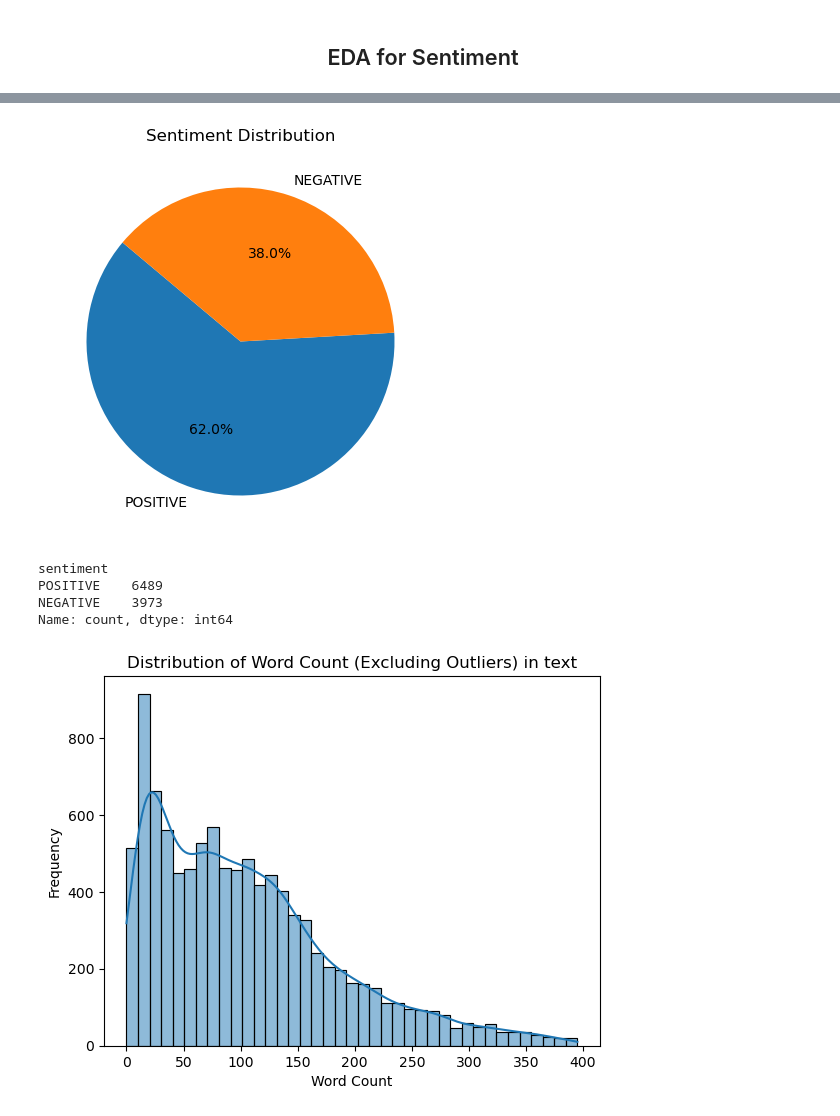
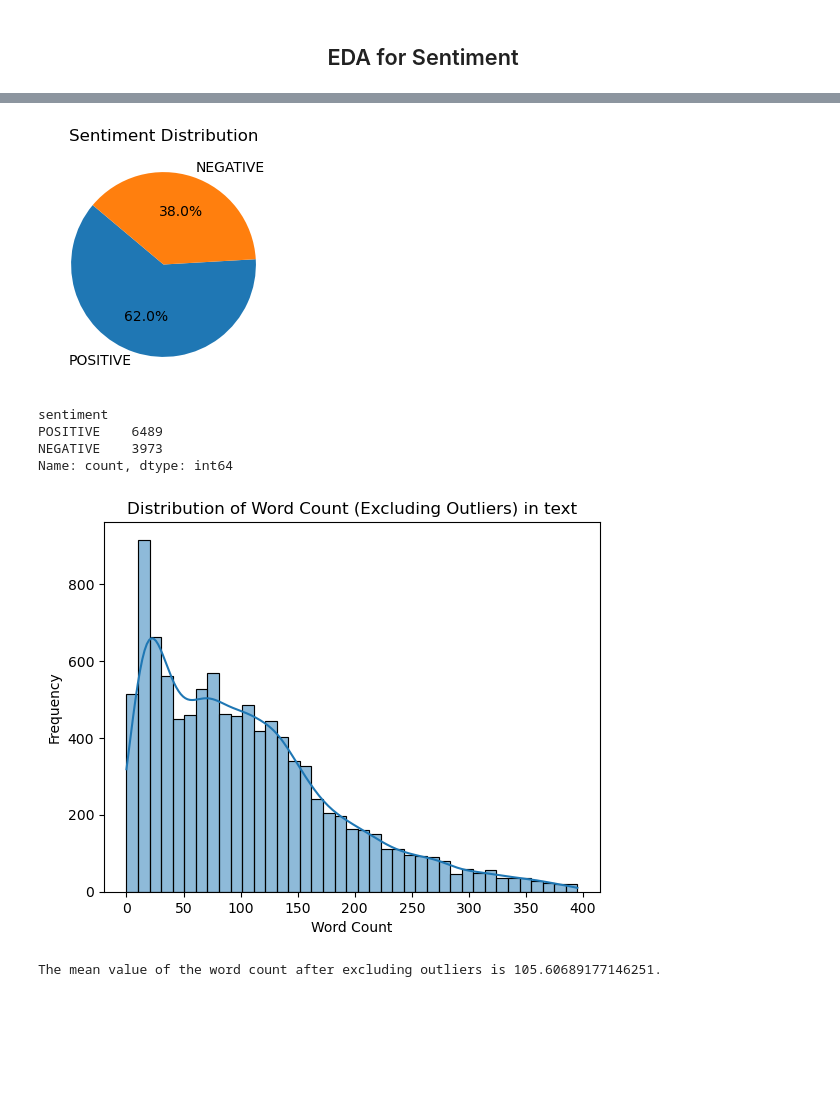
Before and after one commit to c004-ntu/KM6312_MovieRecommender, a Jupyter notebook: movie_sentiment/EDA_for_Sentiment.ipynb, the cells around one changed output, grey strips where cells are left out. Drawn from its saved outputs; the diff is of its cells as text; code cells hidden in the pictures; blank space fills up the shorter version.

```diff
--- a/movie_sentiment/EDA_for_Sentiment.ipynb
+++ b/movie_sentiment/EDA_for_Sentiment.ipynb
@@ -104,18 +104,18 @@ plt.show()
 # %%
 # Show positive & negative sentiment distribution
 labels = sentiment_counts.index
 sizes = sentiment_counts.values
 
 # Plot the pie chart
-plt.figure(figsize=(5, 5))
+plt.figure(figsize=(3, 3))
 plt.pie(sizes, labels=labels, autopct='%1.1f%%', startangle=140, colors=sns.color_palette())
 plt.title('Sentiment Distribution')
 plt.show()
 
 # Print the category counts
 print(sentiment_counts)
 # %% [output]
-[figure, old version]
+[figure, new version]
 sentiment
 POSITIVE    6489
 NEGATIVE    3973
@@ -145,8 +145,13 @@ plt.xlabel('Word Count')
 plt.ylabel('Frequency')
 plt.title('Distribution of Word Count (Excluding Outliers) in text')
 plt.show()
+
+mean_word_count = df_check_no_outliers['word_count'].mean()
+# Print the mean value
+print(f"The mean value of the word count after excluding outliers is {mean_word_count}.")
 # %% [output]
 [figure]
+The mean value of the word count after excluding outliers is 105.60689177146251.
 # %%
 # Frequenty used words in Positive and Negative reviews
 from nltk.corpus import stopwords
```
Also changed, not shown: parts of 3 cells of this notebook, 11 other files.
